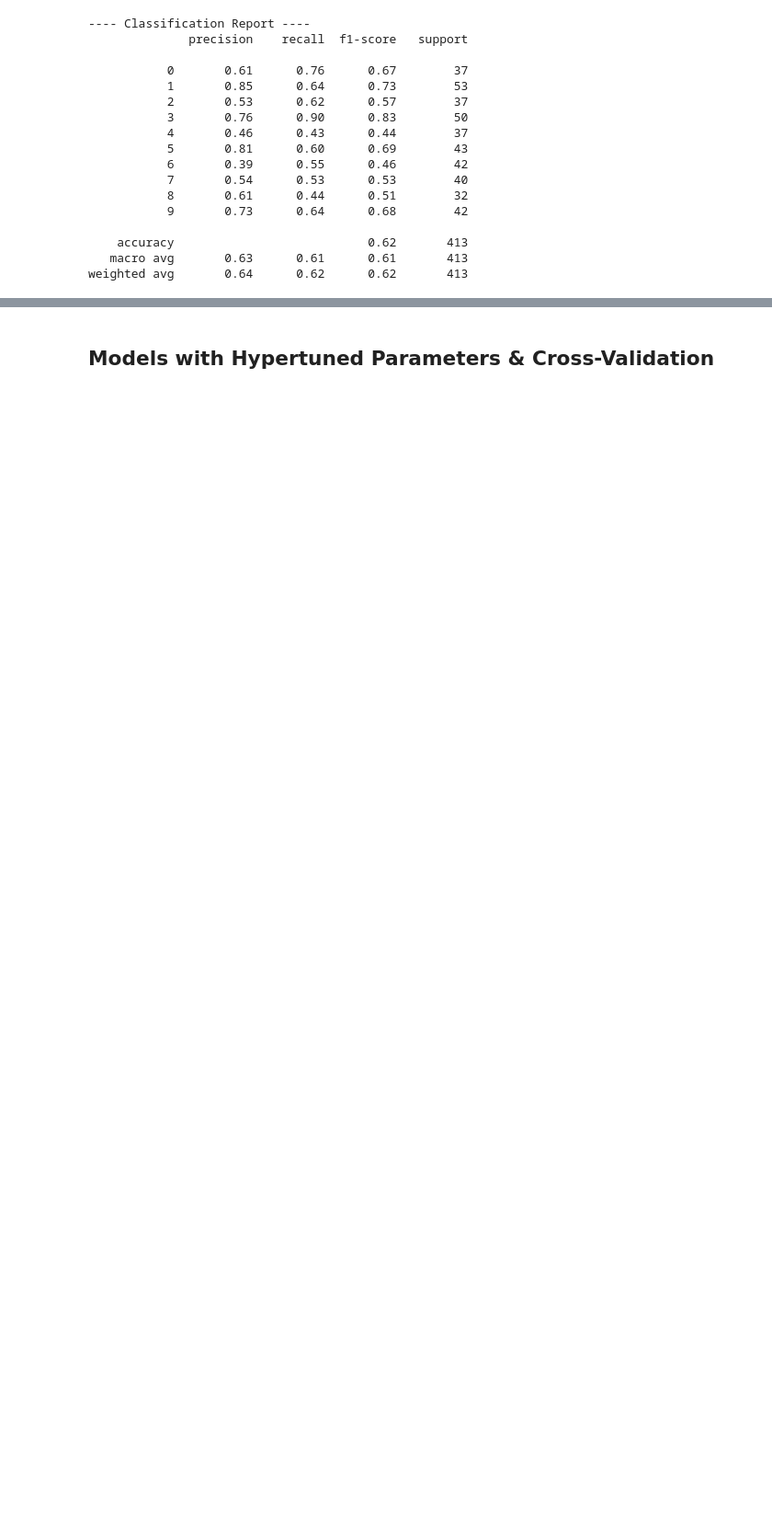
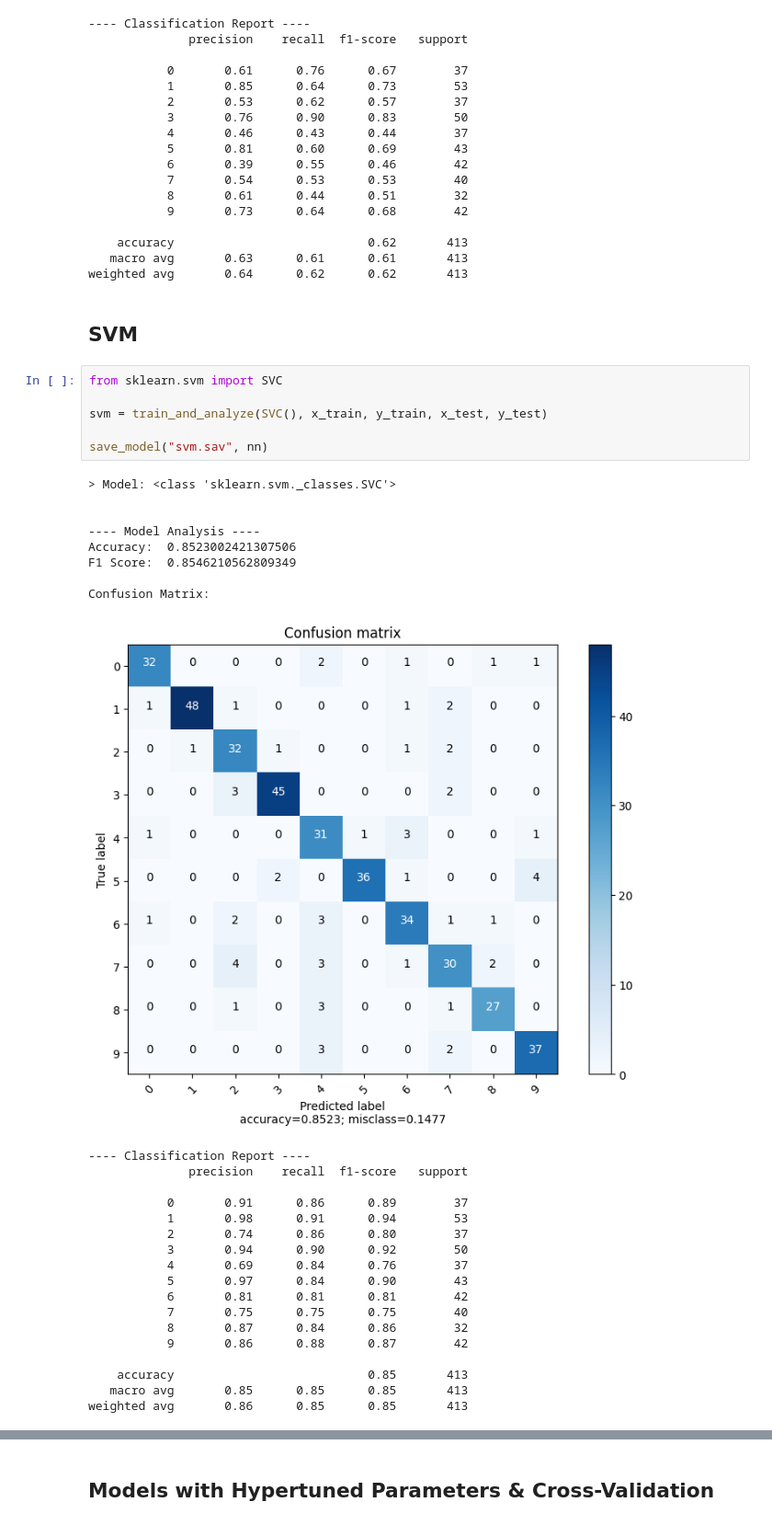
Before and after one commit to hc-sousa/sign-language-digits, a Jupyter notebook: src/main.ipynb, the cells around one changed output, grey strips where cells are left out. Shown at 92% size. Cells and saved outputs as stored; diff of their text form; blank space fills up the shorter version.

```diff
--- a/src/main.ipynb
+++ b/src/main.ipynb
@@ -393,3 +393,38 @@ Confusion Matrix:
     accuracy                           0.62       413
    macro avg       0.63      0.61      0.61       413
 weighted avg       0.64      0.62      0.62       413
+# %% [markdown]
+## SVM
+# %%
+from sklearn.svm import SVC
+
+svm = train_and_analyze(SVC(), x_train, y_train, x_test, y_test)
+
+save_model("svm.sav", nn)
+# %% [output]
+> Model: <class 'sklearn.svm._classes.SVC'>
+
+
+---- Model Analysis ----
+Accuracy:  0.8523002421307506
+F1 Score:  0.8546210562809349
+
+Confusion Matrix:
+[figure, added]
+---- Classification Report ----
+              precision    recall  f1-score   support
+
+           0       0.91      0.86      0.89        37
+           1       0.98      0.91      0.94        53
+           2       0.74      0.86      0.80        37
+           3       0.94      0.90      0.92        50
+           4       0.69      0.84      0.76        37
+           5       0.97      0.84      0.90        43
+           6       0.81      0.81      0.81        42
+           7       0.75      0.75      0.75        40
+           8       0.87      0.84      0.86        32
+           9       0.86      0.88      0.87        42
+
+    accuracy                           0.85       413
+   macro avg       0.85      0.85      0.85       413
+weighted avg       0.86      0.85      0.85       413
```
Also changed, not shown: parts of 18 cells of this notebook, 5 other files.
